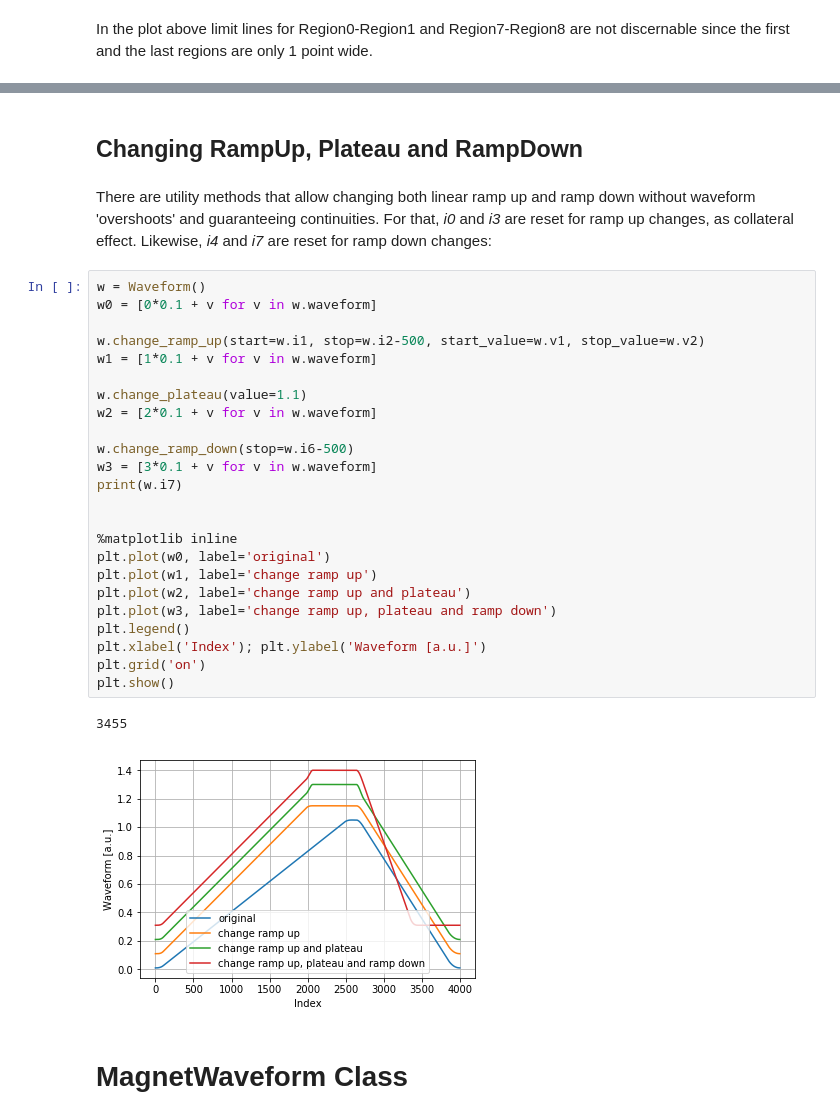
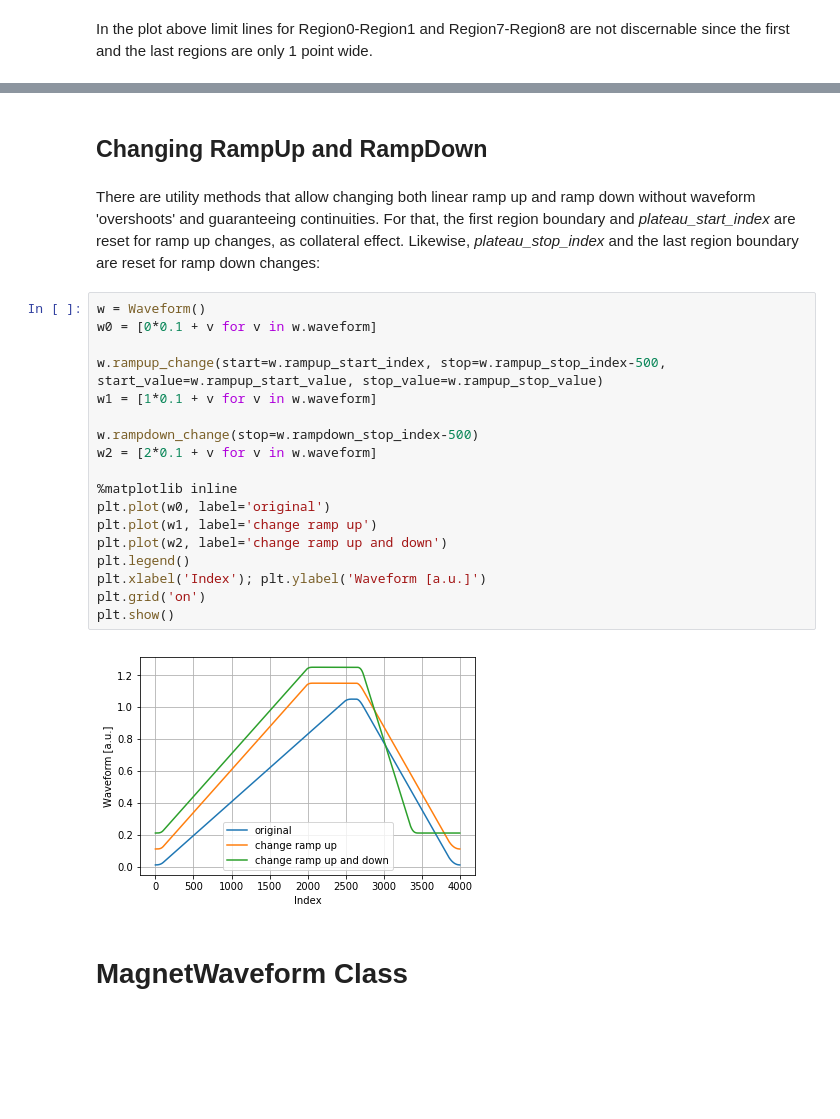
Before and after one commit to lnls-sirius/dev-packages, a Jupyter notebook: siriuspy/examples/ramp2.ipynb, the cells around one changed output, grey strips where cells are left out. Drawn from its saved outputs; the diff is of its cells as text; blank space fills up the shorter version.

Commit message:
Change name of ramp methods.

```diff
--- a/siriuspy/examples/ramp2.ipynb
+++ b/siriuspy/examples/ramp2.ipynb
@@ -160,34 +163,27 @@ Value at i=i5 is given by property "v5"              : 1.0000
 # %% [markdown]
-## Changing RampUp, Plateau and RampDown
+## Changing RampUp and RampDown
 # %% [markdown]
-There are utility methods that allow changing both linear ramp up and ramp down without waveform 'overshoots' and guaranteeing continuities. For that, _i0_ and _i3_ are reset for ramp up changes, as collateral effect. Likewise, _i4_ and _i7_ are reset for ramp down changes:
+There are utility methods that allow changing both linear ramp up and ramp down without waveform 'overshoots' and guaranteeing continuities. For that, the first region boundary and *plateau_start_index* are reset for ramp up changes, as collateral effect. Likewise, *plateau_stop_index* and the last region boundary are reset for ramp down changes:
 # %%
 w = Waveform()
 w0 = [0*0.1 + v for v in w.waveform]
 
-w.change_ramp_up(start=w.i1, stop=w.i2-500, start_value=w.v1, stop_value=w.v2)
+w.rampup_change(start=w.rampup_start_index, stop=w.rampup_stop_index-500, start_value=w.rampup_start_value, stop_value=w.rampup_stop_value)
 w1 = [1*0.1 + v for v in w.waveform]
 
-w.change_plateau(value=1.1)
+w.rampdown_change(stop=w.rampdown_stop_index-500)
 w2 = [2*0.1 + v for v in w.waveform]
-
-w.change_ramp_down(stop=w.i6-500)
-w3 = [3*0.1 + v for v in w.waveform]
-print(w.i7)
-
 
 %matplotlib inline
 plt.plot(w0, label='original')
 plt.plot(w1, label='change ramp up')
-plt.plot(w2, label='change ramp up and plateau')
-plt.plot(w3, label='change ramp up, plateau and ramp down')
+plt.plot(w2, label='change ramp up and down')
 plt.legend()
 plt.xlabel('Index'); plt.ylabel('Waveform [a.u.]')
 plt.grid('on')
 plt.show()
 # %% [output]
-3455
-[figure, old version]
+[figure, new version]
 # %% [markdown]
 # MagnetWaveform Class
 # %% [markdown]
```
Also changed, not shown: parts of 8 cells of this notebook, 3 other files.
